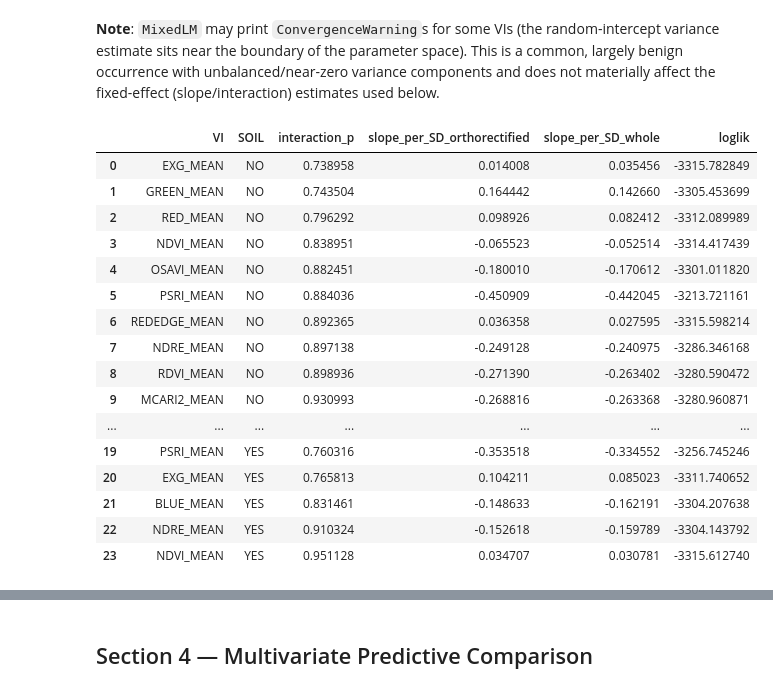
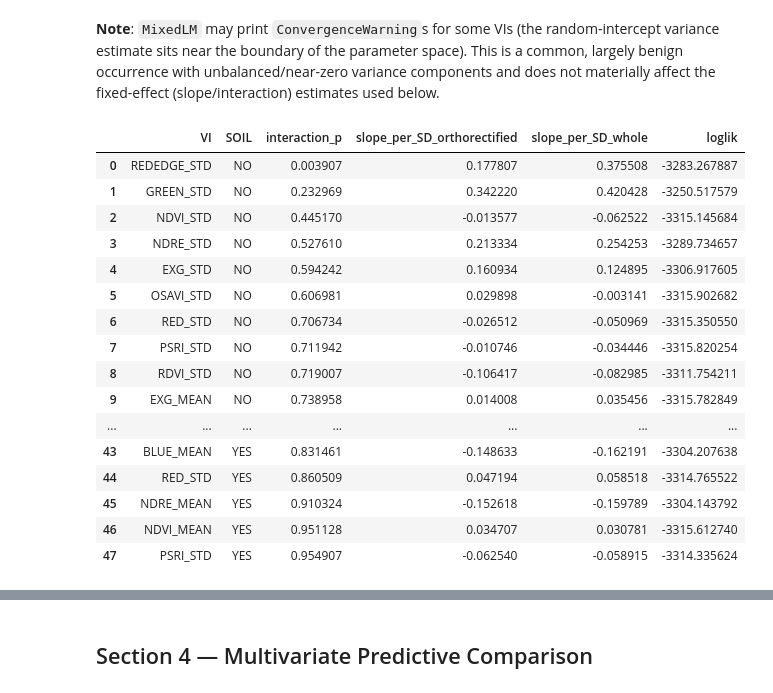
Before and after one commit to tingyan08/Micasense-RedEdge-MX-Processing, a Jupyter notebook: notebook/method_comparison_PPAC-B3.ipynb, the cells around one changed output, grey strips where cells are left out. Saved outputs shown, nothing was run; the diff lists cells and outputs as text; code cells hidden in the pictures.

```diff
--- a/notebook/method_comparison_PPAC-B3.ipynb
+++ b/notebook/method_comparison_PPAC-B3.ipynb
@@ -58,7 +58,7 @@ Full data: (4320, 56) | Severity-complete data: (3780, 56)
 ## Section 1 — Data Structuring for METHOD x SOIL Comparison
 # %%
 # Wide table: one row per (DATE, POINT, SOIL), with paired orthorectified/whole VI values
-wide = df_sev.pivot_table(index=["DATE", "POINT", "SOIL"], columns="METHOD", values=vi_mean_cols)
+wide = df_sev.pivot_table(index=["DATE", "POINT", "SOIL"], columns="METHOD", values=vi_mean_std_cols)
 wide.columns = [f"{vi}_{method}" for vi, method in wide.columns]
 wide = wide.reset_index()
 print(wide.shape)
@@ -78,6 +78,6 @@ combo_data = {}
 for method in methods:
     for soil in soils:
         sub = df_sev[(df_sev["METHOD"] == method) & (df_sev["SOIL"] == soil)]
-        combo_data[(method, soil)] = sub[["POINT", "DATE"] + vi_mean_cols + ["SEVERITY"]].reset_index(drop=True)
+        combo_data[(method, soil)] = sub[["POINT", "DATE"] + vi_mean_std_cols + ["SEVERITY"]].reset_index(drop=True)
         print(method, soil, combo_data[(method, soil)].shape)
 # %% [output]
@@ -105,7 +105,7 @@ def lin_ccc(x, y):
 concordance_rows = []
 for soil in soils:
     sub_wide = wide[wide["SOIL"] == soil]
-    for vi in vi_mean_cols:
+    for vi in vi_mean_std_cols:
         col_o, col_w = f"{vi}_orthorectified", f"{vi}_whole"
         x = sub_wide[col_o].to_numpy()
         y = sub_wide[col_w].to_numpy()
@@ -119,11 +119,7 @@ for soil in soils:
             "rater": ["orthorectified"] * len(x) + ["whole"] * len(x),
             "value": np.concatenate([x, y]),
         })
-        icc = pg.intraclass_corr(data=long_df, targets="subject", raters="rater", ratings="value")
-        icc2 = icc.loc[icc["Type"] == "ICC(A,1)", "ICC"].values[0]  # ICC2: two-way random, absolute agreement
-        icc3 = icc.loc[icc["Type"] == "ICC(C,1)", "ICC"].values[0]  # ICC3: two-way mixed, consistency
 
-        wstat, wp = wilcoxon(x, y)
         rho, _ = spearmanr(x, y)
 
         diff = y - x
@@ -131,10 +127,10 @@ for soil in soils:
         loa_width = 2 * 1.96 * diff.std()
 
         concordance_rows.append({
-            "VI": vi, "SOIL": soil, "CCC": ccc, "ICC2": icc2, "ICC3": icc3,
-            "Wilcoxon_p": wp, "Spearman_r": rho, "Mean_bias": mean_bias, "LoA_width": loa_width,
+            "VI": vi, "SOIL": soil, "CCC": ccc,
+            "Spearman_r": rho, "Mean_bias": mean_bias, "LoA_width": loa_width,
         })
 
 concordance_df = pd.DataFrame(concordance_rows).sort_values(["SOIL", "CCC"]).reset_index(drop=True)
-concordance_df
+concordance_df[concordance_df["SOIL"] == "NO"]
 # %% [output]
@@ -158,14 +154,14 @@ concordance_df
 # %%
-# Bland-Altman plots (whole - orthorectified) for SOIL=NO, all 13 mean VIs
-sub_wide = wide[wide["SOIL"] == "NO"]
-fig, axes = plt.subplots(4, 4, figsize=(20, 16))
-for ax, vi in zip(axes.flat, vi_mean_cols):
+# Bland-Altman plots (whole - orthorectified) for SOIL=NO
+sub_wide = wide[wide["SOIL"] == "YES"]
+fig, axes = plt.subplots(6, 4, figsize=(20, 20))
+for ax, vi in zip(axes.flat, vi_mean_std_cols):
     x = sub_wide[f"{vi}_orthorectified"].to_numpy()
     y = sub_wide[f"{vi}_whole"].to_numpy()
     mask = ~(np.isnan(x) | np.isnan(y))
     mean_diff_plot(y[mask], x[mask], ax=ax)
     ax.set_title(vi, fontsize=10)
-for ax in axes.flat[len(vi_mean_cols):]:
+for ax in axes.flat[len(vi_mean_std_cols):]:
     ax.axis("off")
 fig.suptitle("Bland-Altman: whole vs orthorectified (SOIL = NO)", y=1.02, fontsize=14)
 plt.tight_layout()
@@ -182,52 +178,52 @@ materially affect the fixed-effect (slope/interaction) estimates used below.
 # %%
 mixed_rows = []
 for soil in soils:
-    for vi in vi_mean_cols:
+    for vi in vi_mean_std_cols:
         sub = df_sev.loc[df_sev["SOIL"] == soil, ["POINT", "SEVERITY", "METHOD", vi]].dropna()
         sub = sub.rename(columns={vi: "VI"})
         # z-score the VI predictor: puts all VIs (very different raw scales, e.g. EXG ~0.01-0.09
         # vs PSRI ~ -0.2-0.1) on a comparable footing and avoids MixedLM convergence failures
         # caused by scale mismatch between the predictor and SEVERITY (0-6).
         sub["VI"] = (sub["VI"] - sub["VI"].mean()) / sub["VI"].std()
 
         model = smf.mixedlm("SEVERITY ~ VI * C(METHOD)", data=sub, groups=sub["POINT"], re_formula="~1")
         fit = model.fit()
 
         params, pvalues = fit.params, fit.pvalues
         interaction_terms = [p for p in params.index if p.startswith("VI:")]
         interaction_term = interaction_terms[0]
 
         slope_ortho = params["VI"]
         slope_whole = params["VI"] + params[interaction_term]
 
         mixed_rows.append({
             "VI": vi, "SOIL": soil,
             "interaction_p": pvalues[interaction_term],
             "slope_per_SD_orthorectified": slope_ortho,
             "slope_per_SD_whole": slope_whole,
             "loglik": fit.llf,
         })
 
 mixed_df = pd.DataFrame(mixed_rows).sort_values(["SOIL", "interaction_p"]).reset_index(drop=True)
 mixed_df
 # %% [output]
 |  | VI | SOIL | interaction_p | slope_per_SD_orthorectified | slope_per_SD_whole | loglik |
-| 0 | EXG_MEAN | NO | 0.738958 | 0.014008 | 0.035456 | -3315.782849 |
-| 1 | GREEN_MEAN | NO | 0.743504 | 0.164442 | 0.142660 | -3305.453699 |
-| 2 | RED_MEAN | NO | 0.796292 | 0.098926 | 0.082412 | -3312.089989 |
-| 3 | NDVI_MEAN | NO | 0.838951 | -0.065523 | -0.052514 | -3314.417439 |
-| 4 | OSAVI_MEAN | NO | 0.882451 | -0.180010 | -0.170612 | -3301.011820 |
-| 5 | PSRI_MEAN | NO | 0.884036 | -0.450909 | -0.442045 | -3213.721161 |
-| 6 | REDEDGE_MEAN | NO | 0.892365 | 0.036358 | 0.027595 | -3315.598214 |
-| 7 | NDRE_MEAN | NO | 0.897138 | -0.249128 | -0.240975 | -3286.346168 |
-| 8 | RDVI_MEAN | NO | 0.898936 | -0.271390 | -0.263402 | -3280.590472 |
-| 9 | MCARI2_MEAN | NO | 0.930993 | -0.268816 | -0.263368 | -3280.960871 |
+| 0 | REDEDGE_STD | NO | 0.003907 | 0.177807 | 0.375508 | -3283.267887 |
+| 1 | GREEN_STD | NO | 0.232969 | 0.342220 | 0.420428 | -3250.517579 |
+| 2 | NDVI_STD | NO | 0.445170 | -0.013577 | -0.062522 | -3315.145684 |
+| 3 | NDRE_STD | NO | 0.527610 | 0.213334 | 0.254253 | -3289.734657 |
+| 4 | EXG_STD | NO | 0.594242 | 0.160934 | 0.124895 | -3306.917605 |
+| 5 | OSAVI_STD | NO | 0.606981 | 0.029898 | -0.003141 | -3315.902682 |
+| 6 | RED_STD | NO | 0.706734 | -0.026512 | -0.050969 | -3315.350550 |
+| 7 | PSRI_STD | NO | 0.711942 | -0.010746 | -0.034446 | -3315.820254 |
+| 8 | RDVI_STD | NO | 0.719007 | -0.106417 | -0.082985 | -3311.754211 |
+| 9 | EXG_MEAN | NO | 0.738958 | 0.014008 | 0.035456 | -3315.782849 |
 | ... | ... | ... | ... | ... | ... | ... |
-| 19 | PSRI_MEAN | YES | 0.760316 | -0.353518 | -0.334552 | -3256.745246 |
-| 20 | EXG_MEAN | YES | 0.765813 | 0.104211 | 0.085023 | -3311.740652 |
-| 21 | BLUE_MEAN | YES | 0.831461 | -0.148633 | -0.162191 | -3304.207638 |
-| 22 | NDRE_MEAN | YES | 0.910324 | -0.152618 | -0.159789 | -3304.143792 |
-| 23 | NDVI_MEAN | YES | 0.951128 | 0.034707 | 0.030781 | -3315.612740 |
+| 43 | BLUE_MEAN | YES | 0.831461 | -0.148633 | -0.162191 | -3304.207638 |
+| 44 | RED_STD | YES | 0.860509 | 0.047194 | 0.058518 | -3314.765522 |
+| 45 | NDRE_MEAN | YES | 0.910324 | -0.152618 | -0.159789 | -3304.143792 |
+| 46 | NDVI_MEAN | YES | 0.951128 | 0.034707 | 0.030781 | -3315.612740 |
+| 47 | PSRI_STD | YES | 0.954907 | -0.062540 | -0.058915 | -3314.335624 |
 # %%
 fit.summary()
 # %% [output]
```
Also changed, not shown: parts of 18 cells of this notebook, 18 other files.
